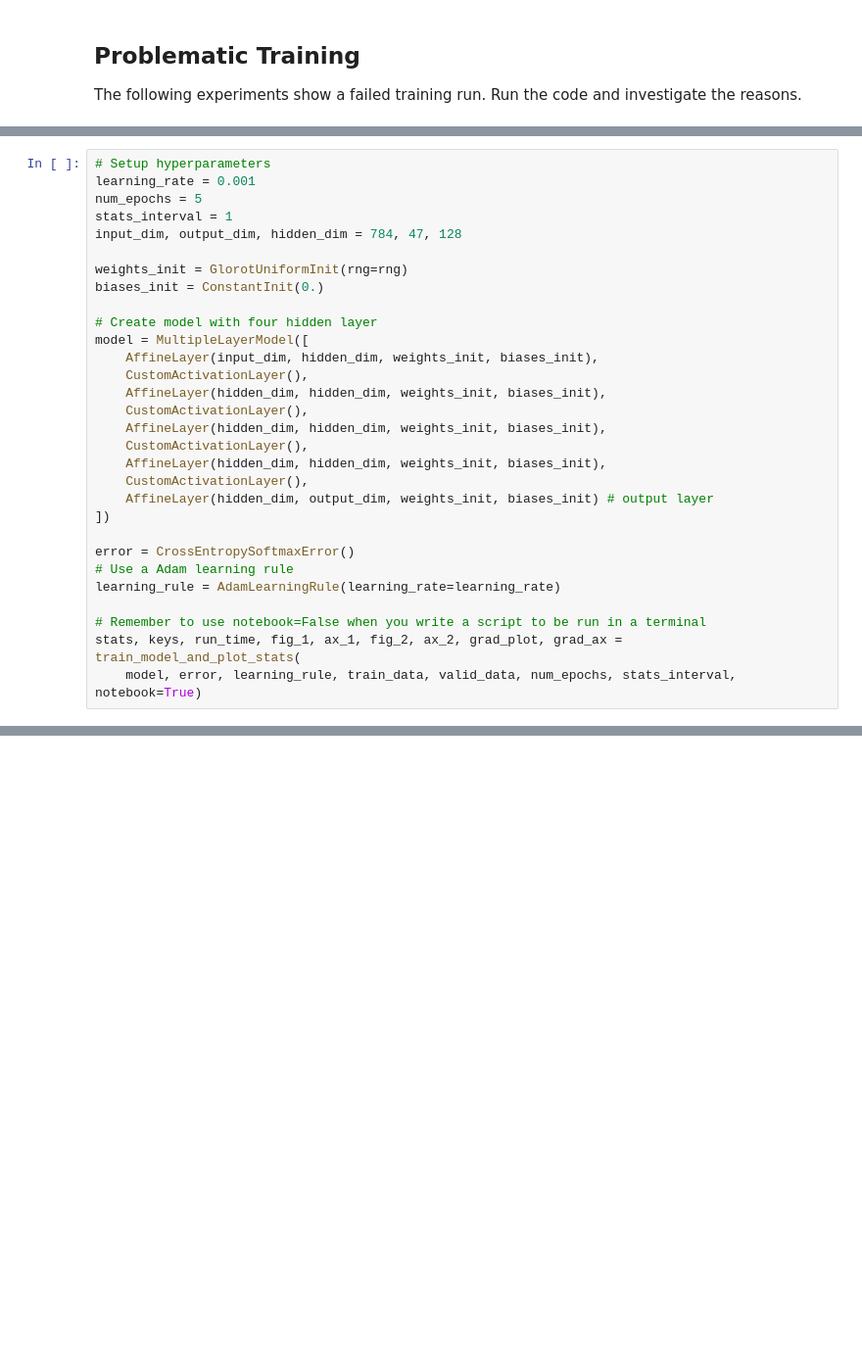
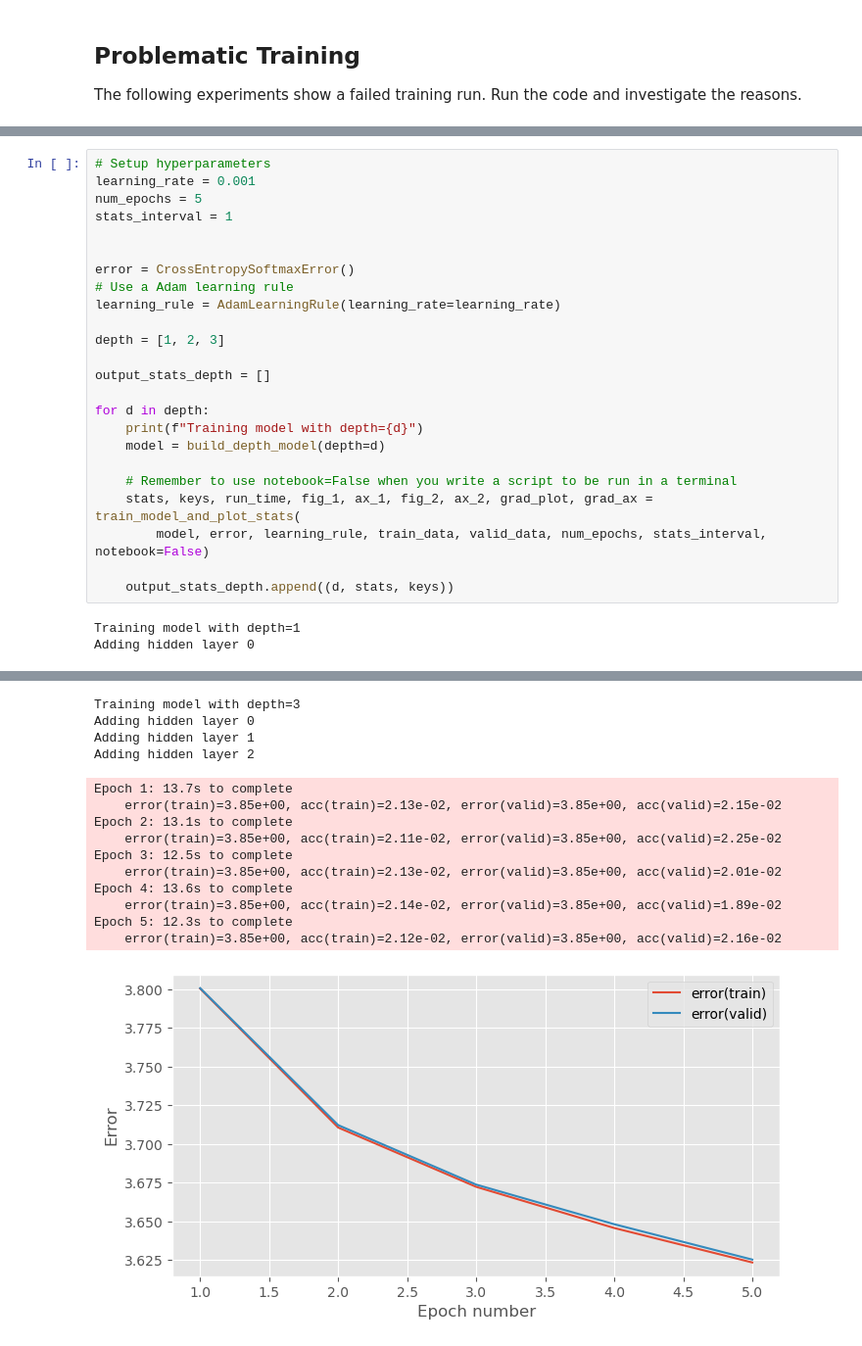
Before and after one commit to MATTYGILO/mlpractical, a Jupyter notebook: notebooks/Coursework_1.ipynb, the cells around one changed output, grey strips where cells are left out. Shown at 98% size. Cells and saved outputs as stored; diff of their text form; blank space fills up the shorter version.

```diff
--- a/notebooks/Coursework_1.ipynb
+++ b/notebooks/Coursework_1.ipynb
@@ -123,28 +280,25 @@ The following experiments show a failed training run. Run the code and investiga
 learning_rate = 0.001
 num_epochs = 5
 stats_interval = 1
-input_dim, output_dim, hidden_dim = 784, 47, 128
 
-weights_init = GlorotUniformInit(rng=rng)
-biases_init = ConstantInit(0.)
-
-# Create model with four hidden layer
-model = MultipleLayerModel([
-    AffineLayer(input_dim, hidden_dim, weights_init, biases_init),
-    CustomActivationLayer(),
-    AffineLayer(hidden_dim, hidden_dim, weights_init, biases_init),
-    CustomActivationLayer(),
-    AffineLayer(hidden_dim, hidden_dim, weights_init, biases_init),
-    CustomActivationLayer(),
-    AffineLayer(hidden_dim, hidden_dim, weights_init, biases_init),
-    CustomActivationLayer(),
-    AffineLayer(hidden_dim, output_dim, weights_init, biases_init) # output layer
-])
 
 error = CrossEntropySoftmaxError()
 # Use a Adam learning rule
 learning_rule = AdamLearningRule(learning_rate=learning_rate)
 
-# Remember to use notebook=False when you write a script to be run in a terminal
-stats, keys, run_time, fig_1, ax_1, fig_2, ax_2, grad_plot, grad_ax = train_model_and_plot_stats(
-    model, error, learning_rule, train_data, valid_data, num_epochs, stats_interval, notebook=True)
+depth = [1, 2, 3]
+
+output_stats_depth = []
+
+for d in depth:
+    print(f"Training model with depth={d}")
+    model = build_depth_model(depth=d)
+
+    # Remember to use notebook=False when you write a script to be run in a terminal
+    stats, keys, run_time, fig_1, ax_1, fig_2, ax_2, grad_plot, grad_ax = train_model_and_plot_stats(
+        model, error, learning_rule, train_data, valid_data, num_epochs, stats_interval, notebook=False)
+
+    output_stats_depth.append((d, stats, keys))
+# %% [output]
+Training model with depth=1
+Adding hidden layer 0
@@ -150,0 +328,15 @@ stats, keys, run_time, fig_1, ax_1, fig_2, ax_2, grad_plot, grad_ax = train_mode
+Training model with depth=3
+Adding hidden layer 0
+Adding hidden layer 1
+Adding hidden layer 2
+Epoch 1: 13.7s to complete
+    error(train)=3.85e+00, acc(train)=2.13e-02, error(valid)=3.85e+00, acc(valid)=2.15e-02
+Epoch 2: 13.1s to complete
+    error(train)=3.85e+00, acc(train)=2.11e-02, error(valid)=3.85e+00, acc(valid)=2.25e-02
+Epoch 3: 12.5s to complete
+    error(train)=3.85e+00, acc(train)=2.13e-02, error(valid)=3.85e+00, acc(valid)=2.01e-02
+Epoch 4: 13.6s to complete
+    error(train)=3.85e+00, acc(train)=2.14e-02, error(valid)=3.85e+00, acc(valid)=1.89e-02
+Epoch 5: 12.3s to complete
+    error(train)=3.85e+00, acc(train)=2.12e-02, error(valid)=3.85e+00, acc(valid)=2.16e-02
+[figure, added]
```
Also changed, not shown: parts of 20 cells of this notebook, 1 other file.
